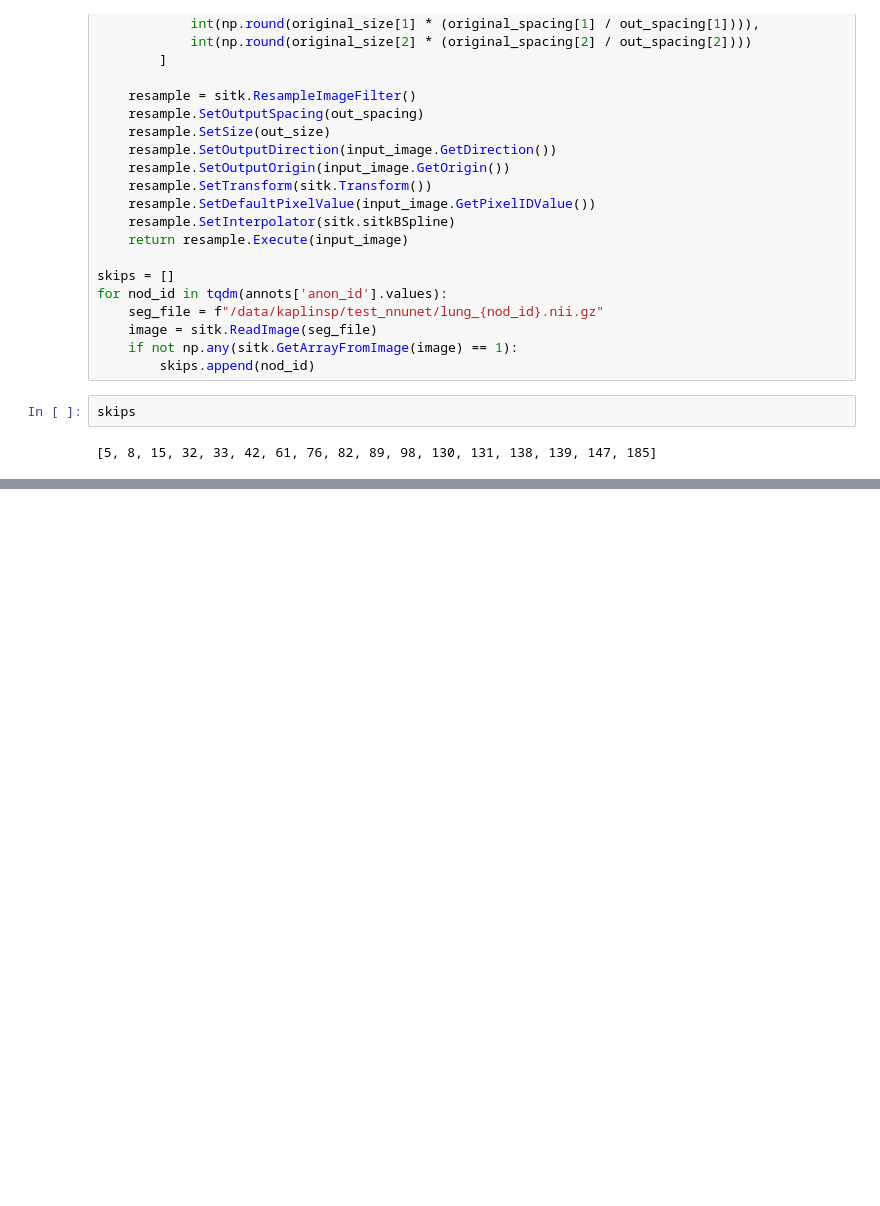
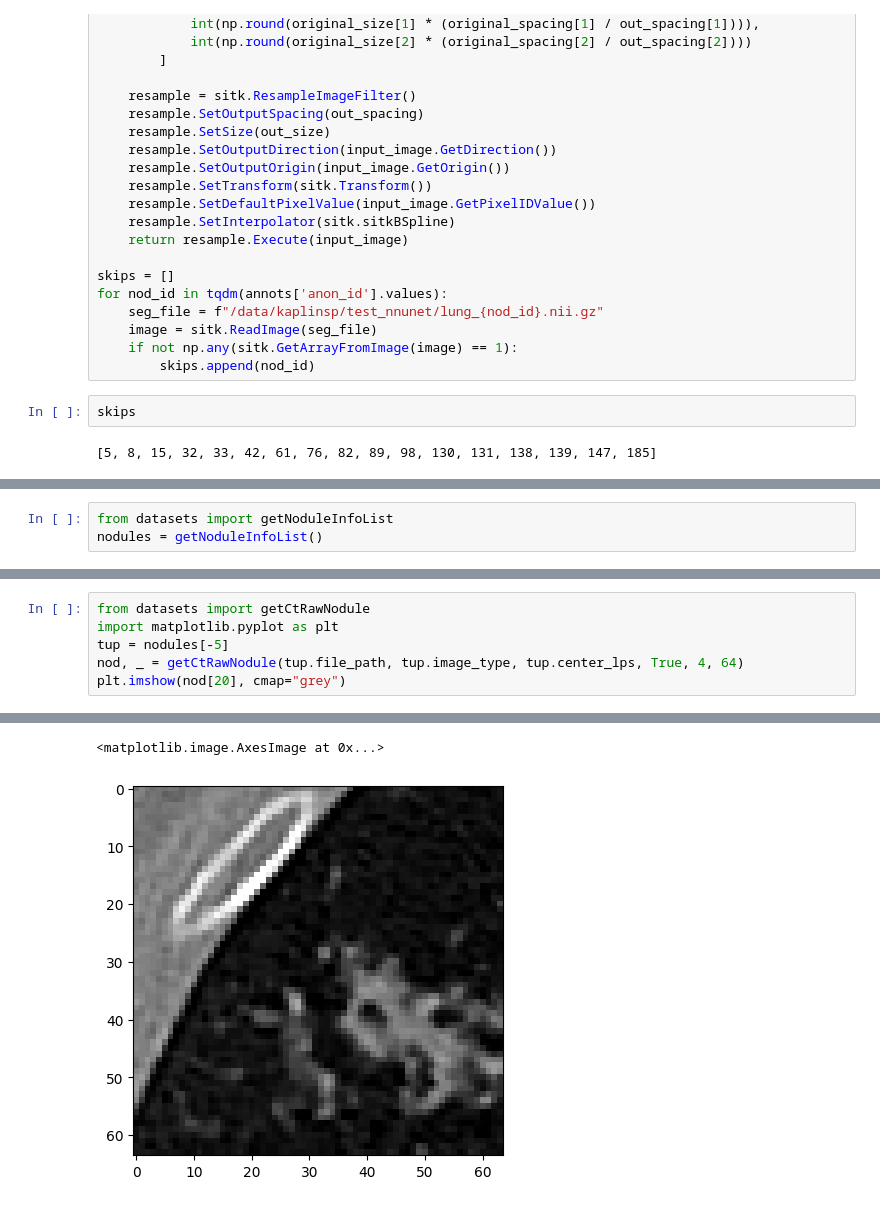
Before and after one commit to Pkaps25/nsclcrecurrence, a Jupyter notebook: ct_lung_class/scratch.ipynb, the cells around one changed output, grey strips where cells are left out. Cells and saved outputs as stored; diff of their text form; blank space fills up the shorter version.

```diff
--- a/ct_lung_class/scratch.ipynb
+++ b/ct_lung_class/scratch.ipynb
@@ -180,0 +171,3 @@ plt.imshow(arr[150], cmap="grey")
+# %%
+from datasets import getNoduleInfoList
+nodules = getNoduleInfoList()
@@ -180,0 +192,7 @@ plt.imshow(arr[150], cmap="grey")
+# %%
+from datasets import getCtRawNodule
+import matplotlib.pyplot as plt
+tup = nodules[-5]
+nod, _ = getCtRawNodule(tup.file_path, tup.image_type, tup.center_lps, True, 4, 64)
+plt.imshow(nod[20], cmap="grey")
+# %% [output]
@@ -180,0 +200,2 @@ plt.imshow(arr[150], cmap="grey")
+<matplotlib.image.AxesImage at 0x...>
+[figure, added]
```
Also changed, not shown: parts of 3 cells of this notebook, 4 other files.
